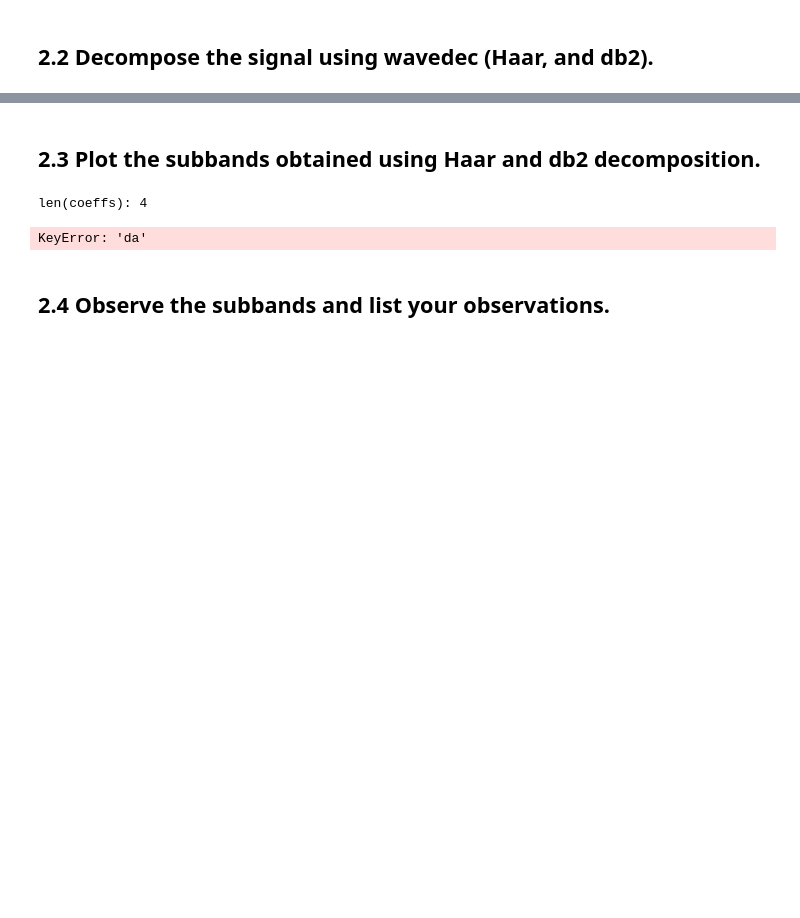
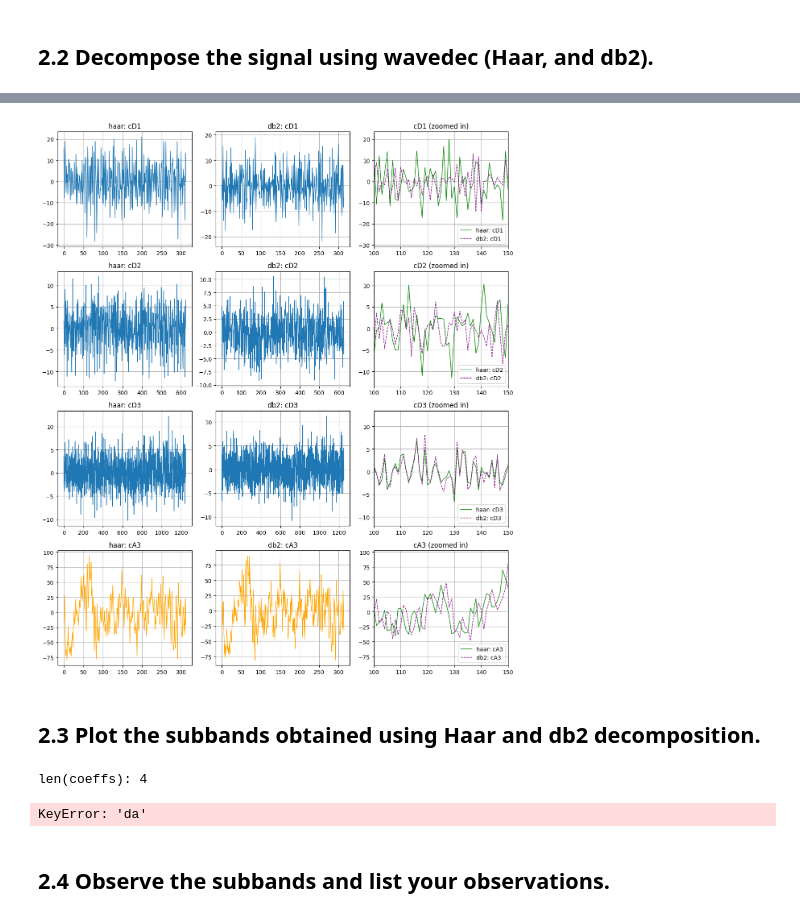
Before and after one commit to kpbaks/advanced-the-signal-processing-assignment-3, a Jupyter notebook: assignment.ipynb, the cells around one changed output, grey strips where cells are left out. Saved outputs shown, nothing was run; the diff lists cells and outputs as text; code cells hidden in the pictures; blank space fills up the shorter version.

Commit message:
feat(): finish problem 2

```diff
--- a/assignment.ipynb
+++ b/assignment.ipynb
@@ -375,2 +372,12 @@ SNR: 11.96 dB
 # %% [markdown]
 ## 2.2 Decompose the signal using wavedec (Haar, and db2).
+# %%
+truncate = lambda xs, ys: xs if len(xs) < len(ys) else xs[:len(ys)]
+
+lowest_common_length = lambda xs, ys: (truncate(xs, ys), truncate(ys, xs))
+
+xs = np.array([1, 2, 3, 4, 5])
+ys = np.array([1, 2, 3, 4, 5, 6, 7, 8, 9, 10])
+
+print(lowest_common_length(xs, ys))
+print(lowest_common_length(ys, xs))
@@ -377,3 +387,77 @@ SNR: 11.96 dB
+# %%
+level = 3
+
+wavelets = ['haar', 'db2']
+
+fig, axes = plt.subplots(level + 1, len(wavelets) + 1, figsize=(12, 14))
+
+coefficients = {}
+
+# fig.suptitle(f'wavelet: {wavelet}', fontsize=14, y=1.00, fontweight='bold')
+for i, wavelet in enumerate(wavelets):
+    coeffs = pywt.wavedec(EEG_with_noise, wavelet, level=level)
+    cA3 = coeffs[0]
+    cDs = coeffs[1:]
+    coefficients[wavelet] = coeffs
+
+    for j, (coeff, ax) in enumerate(zip(cDs, axes)):
+        ax[i].plot(coeff, label=f'cD{j+1}', linewidth=1)
+        ax[i].set_title(f'{wavelet}: cD{j+1}')
+        ax[i].grid()
+
+    axes[level, i].plot(cA3, label='cA3', linewidth=1, color='orange')
+    axes[level, i].set_title(f'{wavelet}: cA3')
+    axes[level, i].grid()
+
+
+truncate = lambda xs, ys: xs if len(xs) < len(ys) else xs[:len(ys)]
+
+lowest_common_length = lambda xs, ys: (truncate(xs, ys), truncate(ys, xs))
+
+
+haar_coeffs = coefficients['haar']
+db2_coeffs = coefficients['db2']
+
+# coeffs_truncated = [lowest_common_length(haar_coeffs[i], db2_coeffs[i]) for i in range(len(haar_coeffs))]
+# haar_coeffs_truncated, db2_coeffs_truncated = zip(*coeffs_truncated)
+# # plot the difference between the detail and approximation coefficients for each wavelet
+# cD_diffs = [np.abs(a - b) for a, b in zip(haar_coeffs_truncated[1:], db2_coeffs_truncated[1:])]
+# cA_diff = np.abs(haar_coeffs_truncated[0] - db2_coeffs_truncated[0])
+
+# for j, (coeff, ax) in enumerate(zip(cD_diffs, axes)):
+#     ax[-1].plot(coeff, label=f'cD{j+1}')
+#     ax[-1].set_title(f'cD{j+1}')
+#     ax[-1].grid()
+
+# axes[level, -1].plot(cA_diff, label='cA3', linewidth=1, color='orange')
+# axes[level, -1].set_title(f'cA3')
+# axes[level, -1].grid()
+
+zoomed_in_interval_xlim = (100, 150)
+
+# plot a zoomed in version of the difference between the detail and approximation coefficients for each wavelet
+for j, (cD_haar, cD_db2, ax) in enumerate(zip(haar_coeffs[1:], db2_coeffs[1:], axes)):
+    ax[-1].plot(cD_haar, label=f'haar: cD{j+1}', linewidth=1, color='green')
+    ax[-1].plot(cD_db2, label=f'db2: cD{j+1}', linewidth=1, color='purple', linestyle='--')
+    ax[-1].set_title(f'cD{j+1} (zoomed in)')
+    ax[-1].legend(loc='lower right')
+    ax[-1].set_xlim(*zoomed_in_interval_xlim)
+    ax[-1].grid()
+
+cA_haar = haar_coeffs[0]
+cA_db2 = db2_coeffs[0]
+axes[level, -1].plot(cA_haar, label='haar: cA3', linewidth=1, color='green')
+axes[level, -1].plot(cA_db2, label='db2: cA3', linewidth=1, color='purple', linestyle='--')
+axes[level, -1].set_title(f'cA3 (zoomed in)')
+axes[level, -1].legend(loc='lower right')
+axes[level, -1].set_xlim(*zoomed_in_interval_xlim)
+axes[level, -1].grid()
+
+plt.tight_layout()
+plt.savefig(IMG_FOLDER / 'problem2c_haar_and_db2_subband_decomposition', format='pdf')
+plt.show()
+# %% [output]
+[figure, added]
 # %%
 level = 3
 
```
Also changed, not shown: parts of 8 cells of this notebook, 6 other files.
